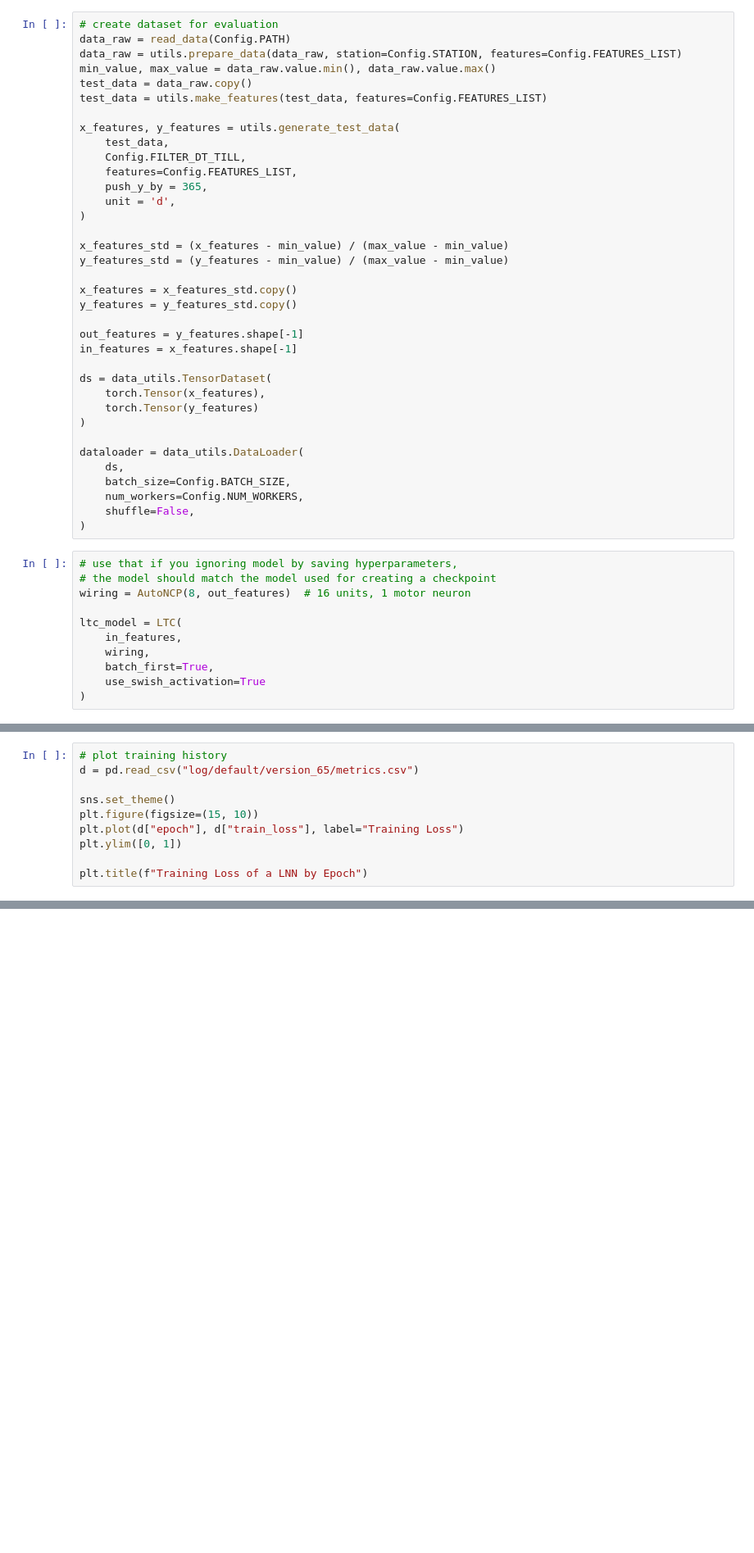
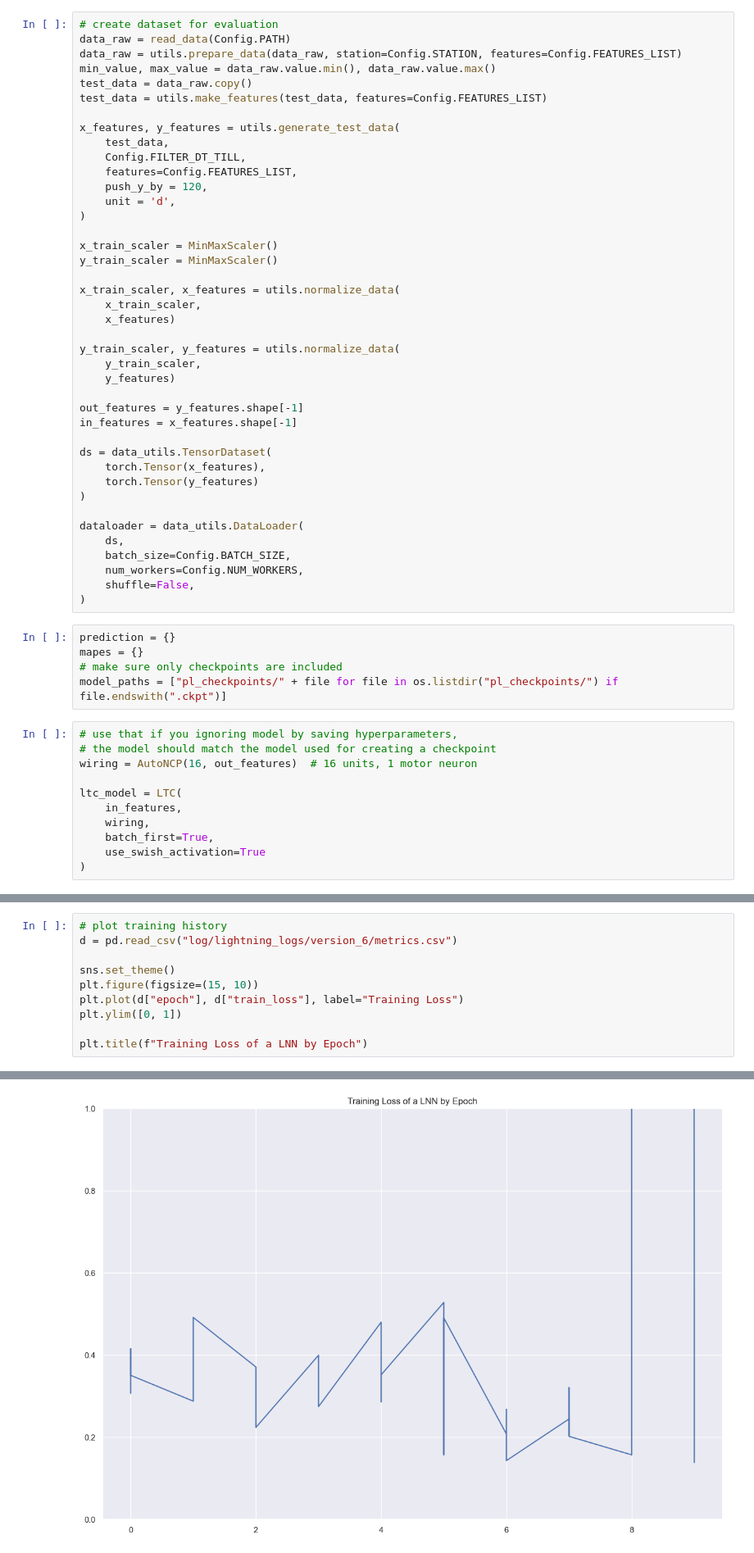
Before and after one commit to vladislabv/ncps-slaf, a Jupyter notebook: notebooks/evalutation.ipynb, the cells around one changed output, grey strips where cells are left out. Shown at 82% size. Cells and saved outputs as stored; diff of their text form; blank space fills up the shorter version.

```diff
--- a/notebooks/evalutation.ipynb
+++ b/notebooks/evalutation.ipynb
@@ -46,15 +41,20 @@ x_features, y_features = utils.generate_test_data(
     test_data,
     Config.FILTER_DT_TILL,
     features=Config.FEATURES_LIST,
-    push_y_by = 365,
+    push_y_by = 120,
     unit = 'd',
 )
 
-x_features_std = (x_features - min_value) / (max_value - min_value)
-y_features_std = (y_features - min_value) / (max_value - min_value)
+x_train_scaler = MinMaxScaler()
+y_train_scaler = MinMaxScaler()
 
-x_features = x_features_std.copy()
-y_features = y_features_std.copy()
+x_train_scaler, x_features = utils.normalize_data(
+    x_train_scaler,
+    x_features)
+
+y_train_scaler, y_features = utils.normalize_data(
+    y_train_scaler,
+    y_features)
 
 out_features = y_features.shape[-1]
 in_features = x_features.shape[-1]
@@ -70,10 +70,15 @@ dataloader = data_utils.DataLoader(
     num_workers=Config.NUM_WORKERS,
     shuffle=False,
 )
+# %%
+prediction = {}
+mapes = {}
+# make sure only checkpoints are included
+model_paths = ["pl_checkpoints/" + file for file in os.listdir("pl_checkpoints/") if file.endswith(".ckpt")]
 # %%
 # use that if you ignoring model by saving hyperparameters,
 # the model should match the model used for creating a checkpoint
-wiring = AutoNCP(8, out_features)  # 16 units, 1 motor neuron
+wiring = AutoNCP(16, out_features)  # 16 units, 1 motor neuron
 
 ltc_model = LTC(
     in_features,
@@ -129,6 +138,6 @@ for key, value in prediction.items():
 # %%
 # plot training history
-d = pd.read_csv("log/default/version_65/metrics.csv")
+d = pd.read_csv("log/lightning_logs/version_6/metrics.csv")
 
 sns.set_theme()
 plt.figure(figsize=(15, 10))
@@ -136,3 +145,4 @@ plt.plot(d["epoch"], d["train_loss"], label="Training Loss")
 plt.ylim([0, 1])
 
 plt.title(f"Training Loss of a LNN by Epoch")
+# %% [output]
@@ -138,0 +150 @@ plt.title(f"Training Loss of a LNN by Epoch")
+[figure, added]
```
Also changed, not shown: parts of 4 cells of this notebook, 4 other files.
